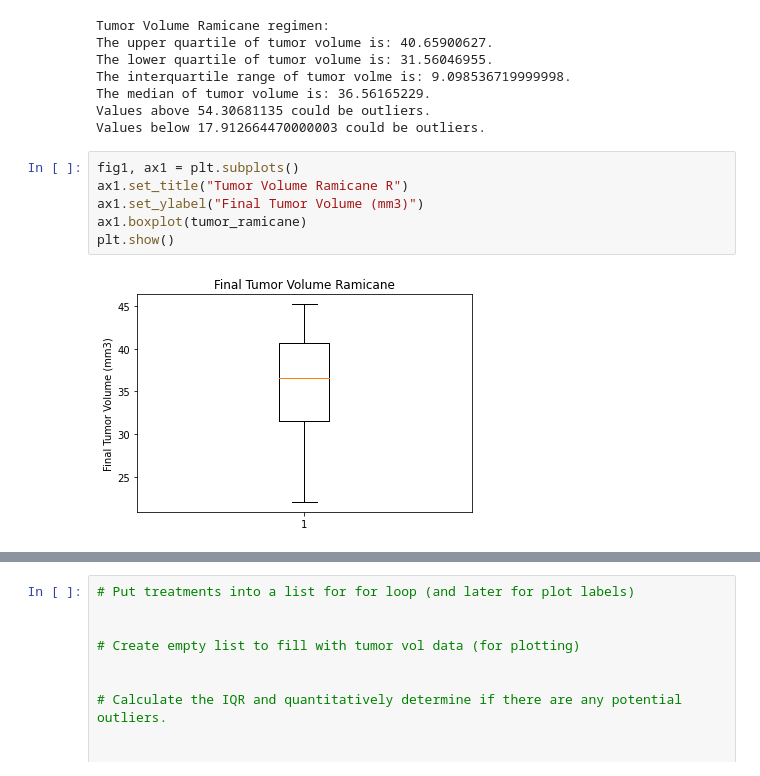
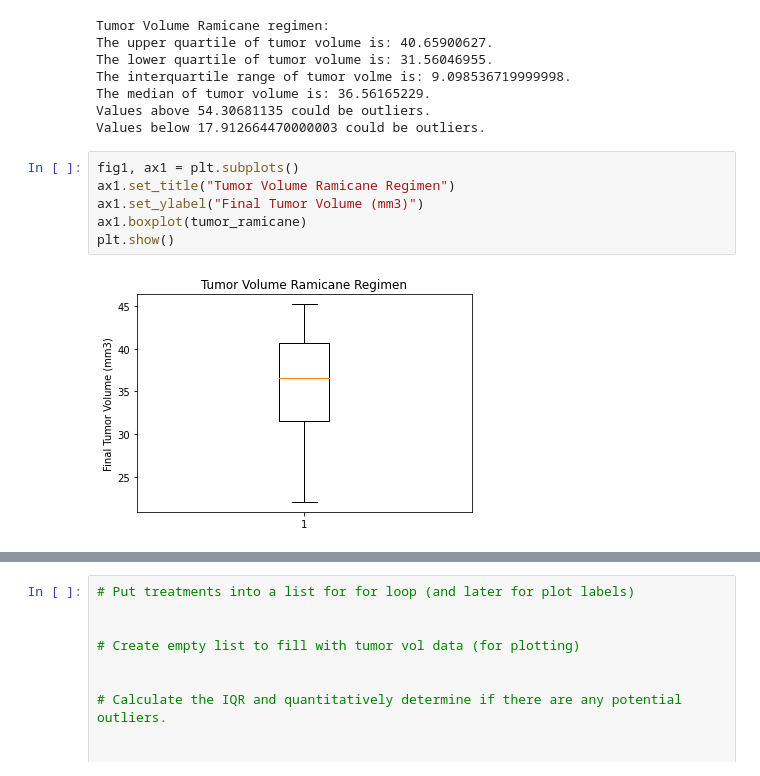
Before and after one commit to KendallMcCroy/Matplotlib-Homework-5, a Jupyter notebook: Pymaceuticals/pymaceuticals_starter.ipynb, the cells around one changed output, grey strips where cells are left out. Saved outputs shown, nothing was run; the diff lists cells and outputs as text.

```diff
--- a/Pymaceuticals/pymaceuticals_starter.ipynb
+++ b/Pymaceuticals/pymaceuticals_starter.ipynb
@@ -283,9 +283,9 @@ Values above 54.30681135 could be outliers.
 Values below 17.912664470000003 could be outliers.
 # %%
 fig1, ax1 = plt.subplots()
-ax1.set_title("Tumor Volume Ramicane R")
+ax1.set_title("Tumor Volume Ramicane Regimen")
 ax1.set_ylabel("Final Tumor Volume (mm3)")
 ax1.boxplot(tumor_ramicane)
 plt.show()
 # %% [output]
-[figure, old version]
+[figure, new version]
```
Also changed, not shown: parts of 1 cell of this notebook.
